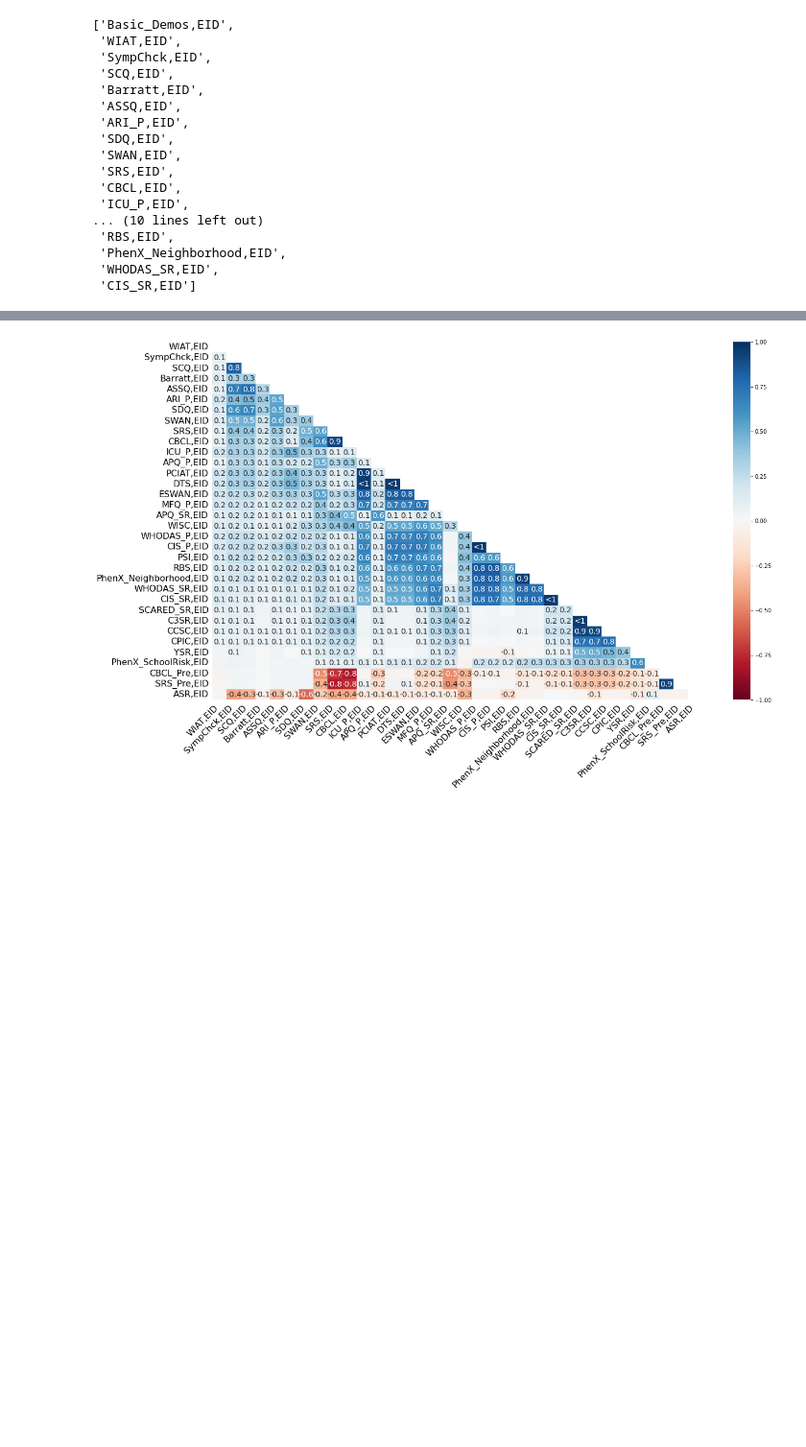
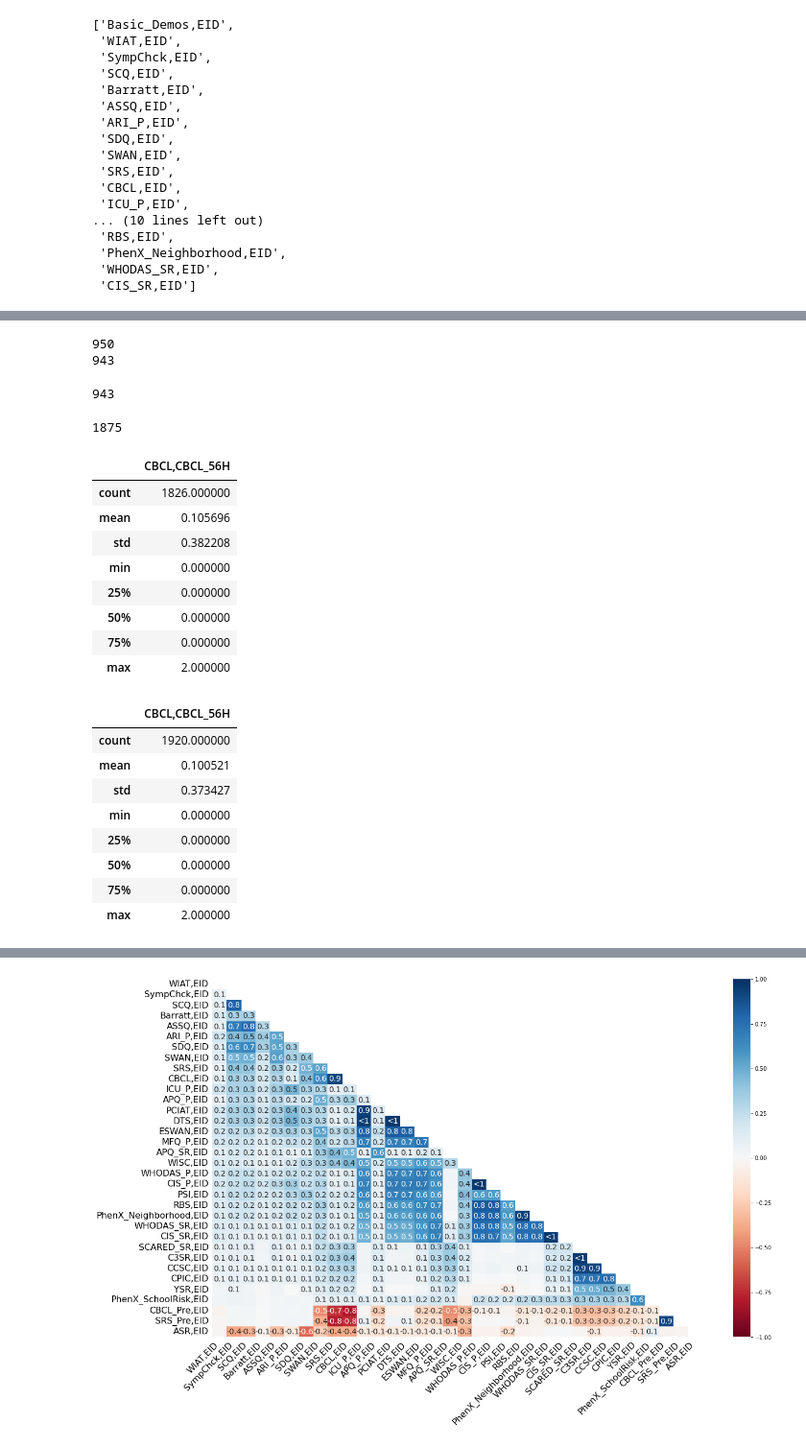
Before and after one commit to charlie42/HBN-explore, a Jupyter notebook: LORIS_data_preparation.ipynb, the cells around one changed output, grey strips where cells are left out. Shown at 96% size. Drawn from its saved outputs; the diff is of its cells as text; code cells hidden in the pictures; blank space fills up the shorter version.

```diff
--- a/LORIS_data_preparation.ipynb
+++ b/LORIS_data_preparation.ipynb
@@ -376,3 +400,49 @@ missing_report_up_to_SCARED[
 | ESWAN,Panic_B13 | 22 | 1.15 |
 | Barratt,financialsupport | 22 | 1.15 |
 | ESWAN,Panic_B12 | 21 | 1.09 |
+# %%
+# Remove columns with more than 40% missing data
+cols_to_remove = list(missing_report_up_to_SCARED[missing_report_up_to_SCARED["Persentage missing"] > 40].index)
+cols_to_remove
+print(len(data_up_to_SCARED.columns))
+data_up_to_SCARED = data_up_to_SCARED.drop(cols_to_remove, axis=1)
+print(len(data_up_to_SCARED.columns))
+# %% [output]
+950
+943
+# %%
+# Add missingness marker for missing columns
+
+missing_cols_to_mark = list(missing_report_up_to_SCARED[missing_report_up_to_SCARED["Persentage missing"] <= 40].index)
+missing_cols_to_mark.remove("CBCL,CBCL_56H") # "Other" -> replace with 0 instead
+
+print(len(data_up_to_SCARED.columns))
+for col in missing_cols_to_mark:
+    data_up_to_SCARED[col+ "_WAS_MISSING"] = data_up_to_SCARED[col].isna()
+print(len(data_up_to_SCARED.columns))
+
+# Replace missing "CBCL,CBCL_56H" with 0
+display(data_up_to_SCARED[["CBCL,CBCL_56H"]].describe())
+data_up_to_SCARED[["CBCL,CBCL_56H"]] = data_up_to_SCARED[["CBCL,CBCL_56H"]].fillna(value=0)
+display(data_up_to_SCARED[["CBCL,CBCL_56H"]].describe())
+# %% [output]
+943
+1875
+|  | CBCL,CBCL_56H |
+| count | 1826.000000 |
+| mean | 0.105696 |
+| std | 0.382208 |
+| min | 0.000000 |
+| 25% | 0.000000 |
+| 50% | 0.000000 |
+| 75% | 0.000000 |
+| max | 2.000000 |
+|  | CBCL,CBCL_56H |
+| count | 1920.000000 |
+| mean | 0.100521 |
+| std | 0.373427 |
+| min | 0.000000 |
+| 25% | 0.000000 |
+| 50% | 0.000000 |
+| 75% | 0.000000 |
+| max | 2.000000 |
```
Also changed, not shown: parts of 26 cells of this notebook.
